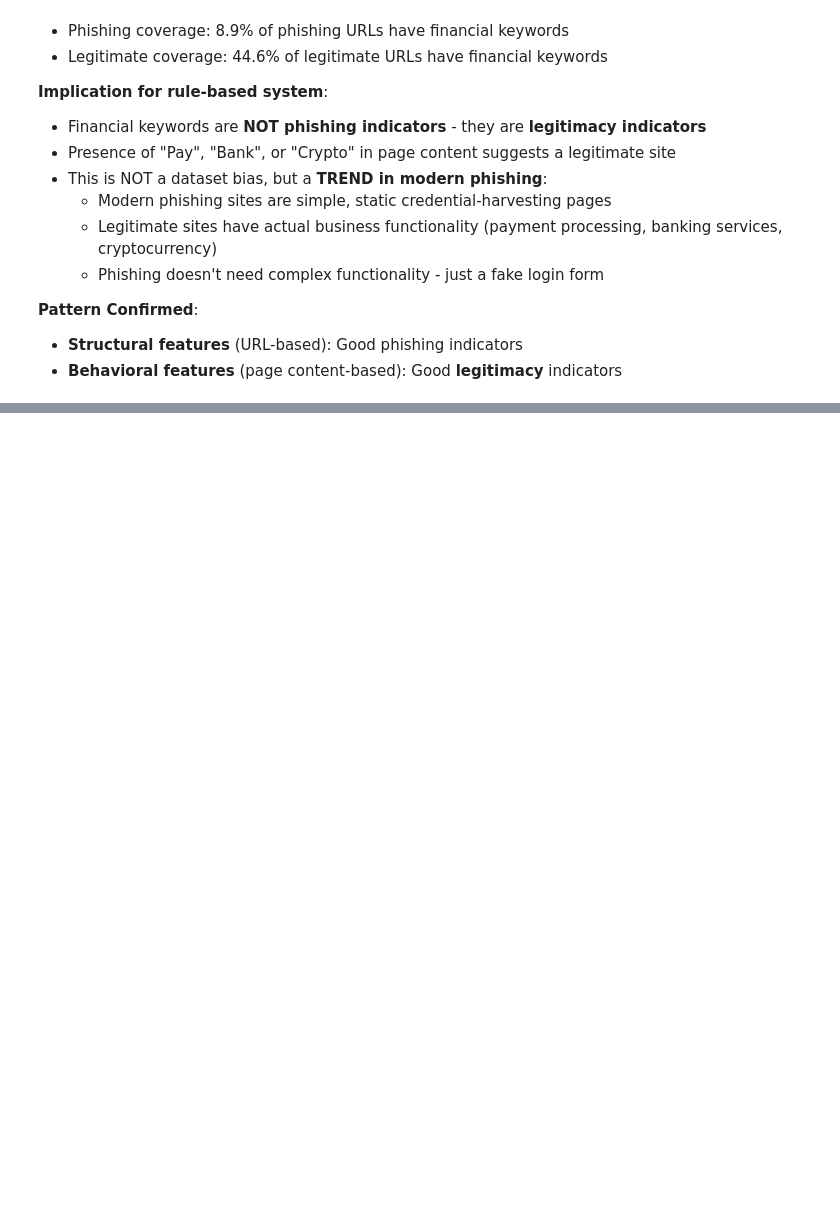
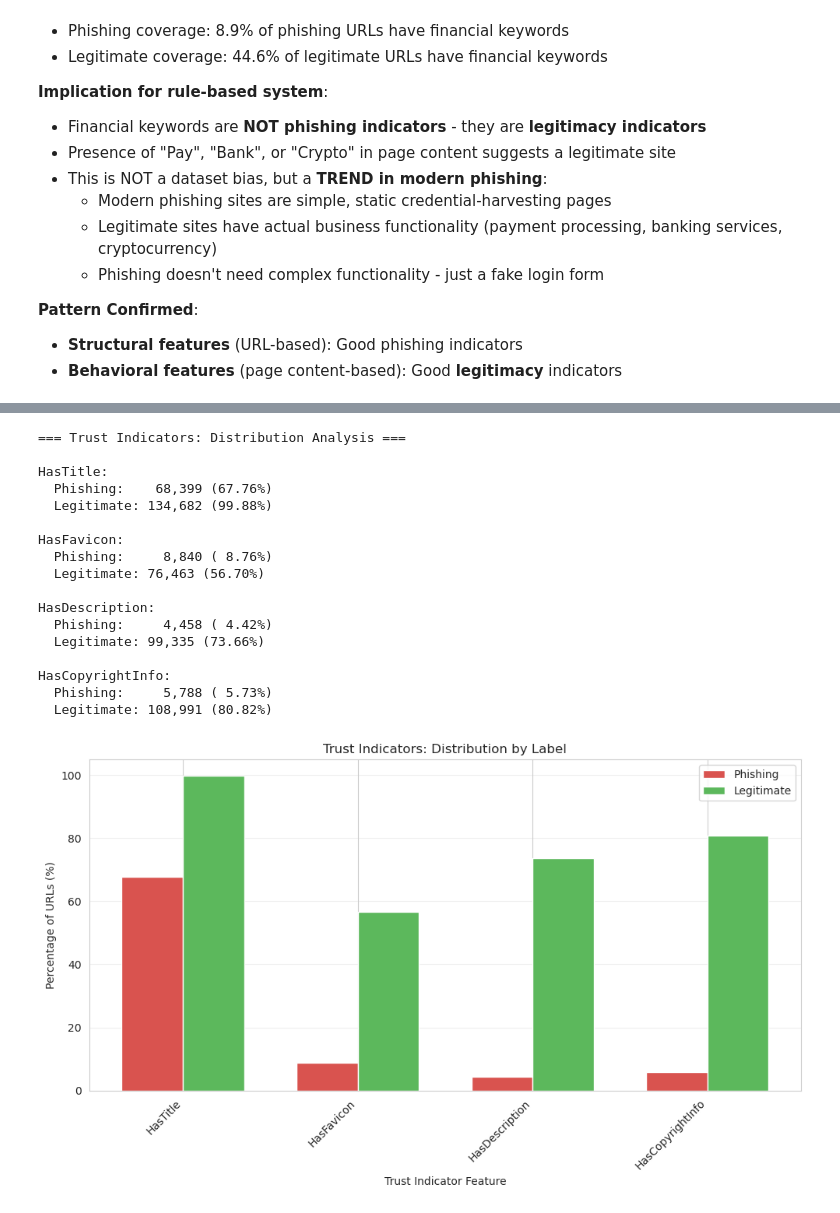
Before and after one commit to D0bledore/kaggle-phising-url-dataset, a Jupyter notebook: 1. Exploration.ipynb, the cells around one changed output, grey strips where cells are left out. Saved outputs shown, nothing was run; the diff lists cells and outputs as text; code cells hidden in the pictures; blank space fills up the shorter version.

```diff
--- a/1. Exploration.ipynb
+++ b/1. Exploration.ipynb
@@ -2578,0 +2583,73 @@ Crypto:
+# %%
+# Distribution analysis for trust indicators
+print("=== Trust Indicators: Distribution Analysis ===\n")
+
+trust_features = ['HasTitle', 'HasFavicon', 'HasDescription', 'HasCopyrightInfo']
+
+# Basic statistics
+summary_data = []
+for feature in trust_features:
+    phish_df = df4[df4['label'] == 0]
+    legit_df = df4[df4['label'] == 1]
+
+    phish_count = (phish_df[feature] == 1).sum()
+    legit_count = (legit_df[feature] == 1).sum()
+
+    phish_pct = phish_count / len(phish_df) * 100
+    legit_pct = legit_count / len(legit_df) * 100
+
+    print(f"{feature}:")
+    print(f"  Phishing:    {phish_count:>6,} ({phish_pct:>5.2f}%)")
+    print(f"  Legitimate: {legit_count:>6,} ({legit_pct:>5.2f}%)")
+    print()
+
+    summary_data.append({
+        'Feature': feature,
+        'Phishing %': phish_pct,
+        'Legitimate %': legit_pct,
+        'Ratio (Legit/Phish)': legit_pct / phish_pct if phish_pct > 0 else float('inf')
+    })
+
+# Visualization
+summary_df = pd.DataFrame(summary_data)
+summary_df.style.background_gradient(subset=['Phishing %', 'Legitimate %'], cmap='RdYlGn')
+
+# Plot
+fig, ax = plt.subplots(figsize=(10, 6))
+x = np.arange(len(trust_features))
+width = 0.35
+
+phish_pcts = [row['Phishing %'] for row in summary_data]
+legit_pcts = [row['Legitimate %'] for row in summary_data]
+
+ax.bar(x - width/2, phish_pcts, width, label='Phishing', color='#d9534f')
+ax.bar(x + width/2, legit_pcts, width, label='Legitimate', color='#5cb85c')
+
+ax.set_xlabel('Trust Indicator Feature')
+ax.set_ylabel('Percentage of URLs (%)')
+ax.set_title('Trust Indicators: Distribution by Label')
+ax.set_xticks(x)
+ax.set_xticklabels(trust_features, rotation=45, ha='right')
+ax.legend()
+ax.grid(axis='y', alpha=0.3)
+plt.tight_layout()
+plt.show()
+# %% [output]
+=== Trust Indicators: Distribution Analysis ===
+
+HasTitle:
+  Phishing:    68,399 (67.76%)
+  Legitimate: 134,682 (99.88%)
+
+HasFavicon:
+  Phishing:     8,840 ( 8.76%)
+  Legitimate: 76,463 (56.70%)
+
+HasDescription:
+  Phishing:     4,458 ( 4.42%)
+  Legitimate: 99,335 (73.66%)
+
+HasCopyrightInfo:
+  Phishing:     5,788 ( 5.73%)
+  Legitimate: 108,991 (80.82%)
+[figure, added]
```
Also changed, not shown: parts of 8 cells of this notebook.
